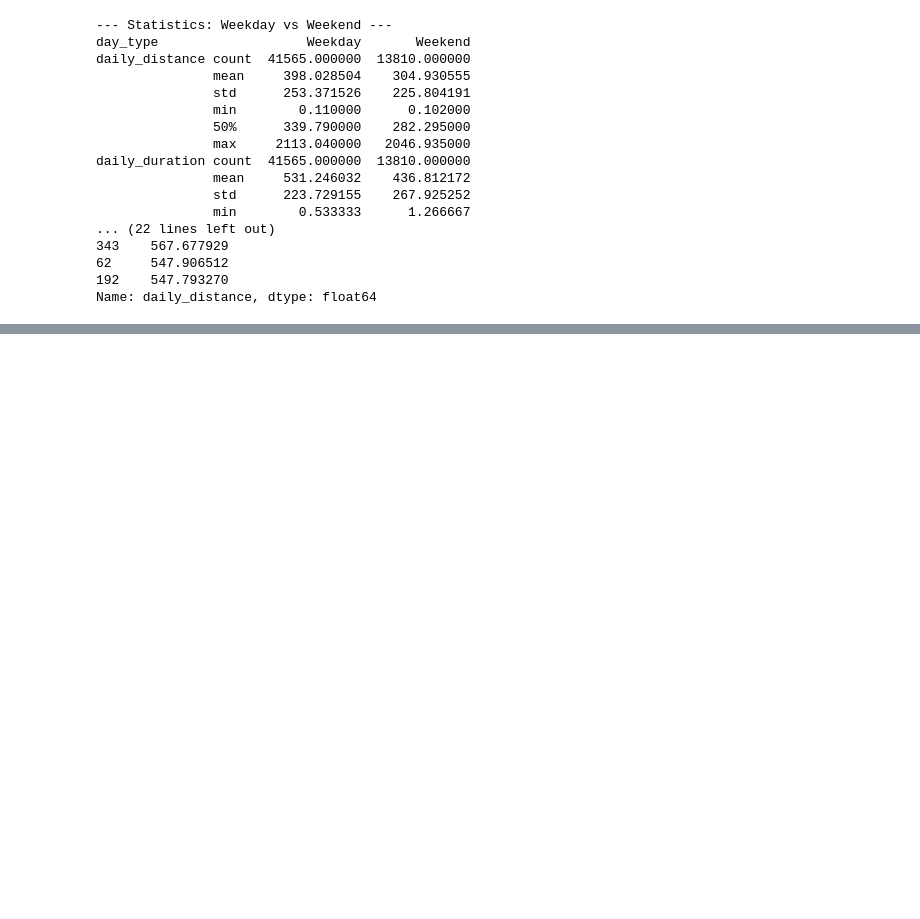
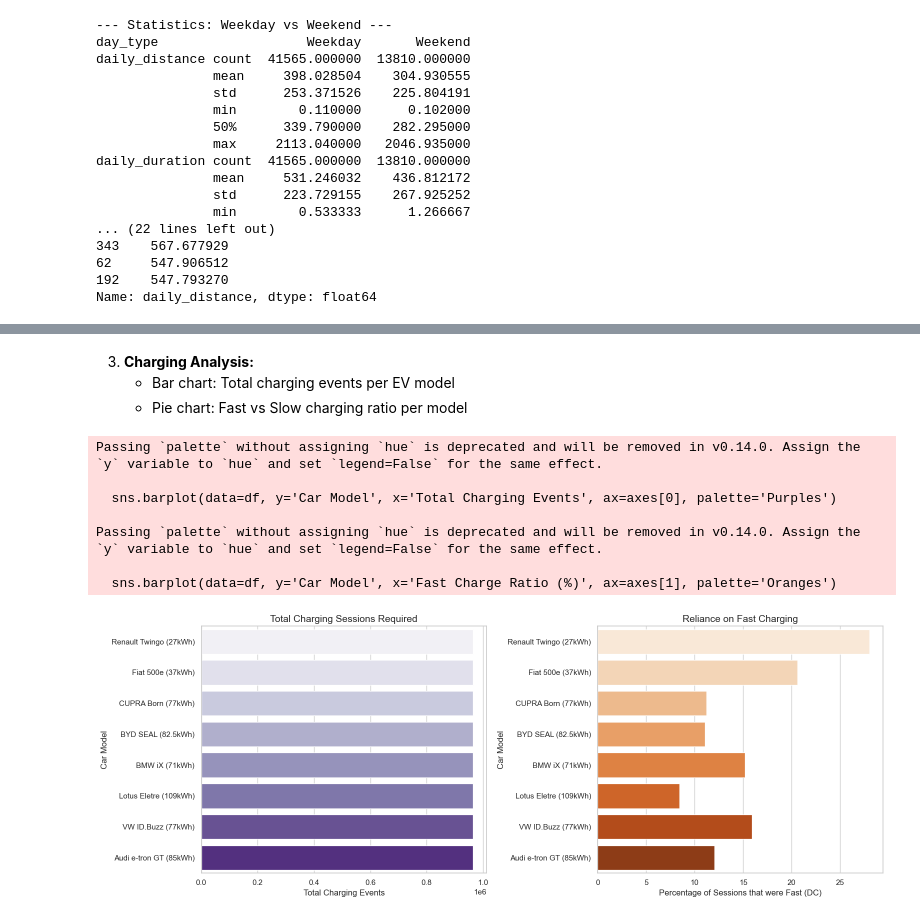
Before and after one commit to thatsnegar/Lab3, a Jupyter notebook: lab3.ipynb, the cells around one changed output, grey strips where cells are left out. Drawn from its saved outputs; the diff is of its cells as text; code cells hidden in the pictures; blank space fills up the shorter version.

```diff
--- a/lab3.ipynb
+++ b/lab3.ipynb
@@ -356,0 +769,28 @@ Name: daily_distance, dtype: float64
+# %% [markdown]
+3. **Charging Analysis:**
+    - Bar chart: Total charging events per EV model
+    - Pie chart: Fast vs Slow charging ratio per model
+# %%
+fig, axes = plt.subplots(1, 2, figsize=(16, 6))
+
+# Plot 1: Total Charging Events
+sns.barplot(data=df, y='Car Model', x='Total Charging Events', ax=axes[0], palette='Purples')
+axes[0].set_title('Total Charging Sessions Required', fontsize=14)
+
+# Plot 2: Fast Charging Ratio
+# (Using hue=None to avoid warnings, mapping values to color)
+sns.barplot(data=df, y='Car Model', x='Fast Charge Ratio (%)', ax=axes[1], palette='Oranges')
+axes[1].set_title('Reliance on Fast Charging', fontsize=14)
+axes[1].set_xlabel('Percentage of Sessions that were Fast (DC)')
+
+plt.tight_layout()
+plt.show()
+# %% [output]
+Passing `palette` without assigning `hue` is deprecated and will be removed in v0.14.0. Assign the `y` variable to `hue` and set `legend=False` for the same effect.
+
+  sns.barplot(data=df, y='Car Model', x='Total Charging Events', ax=axes[0], palette='Purples')
+
+Passing `palette` without assigning `hue` is deprecated and will be removed in v0.14.0. Assign the `y` variable to `hue` and set `legend=False` for the same effect.
+
+  sns.barplot(data=df, y='Car Model', x='Fast Charge Ratio (%)', ax=axes[1], palette='Oranges')
+[figure, added]
```
Also changed, not shown: parts of 31 cells of this notebook.
